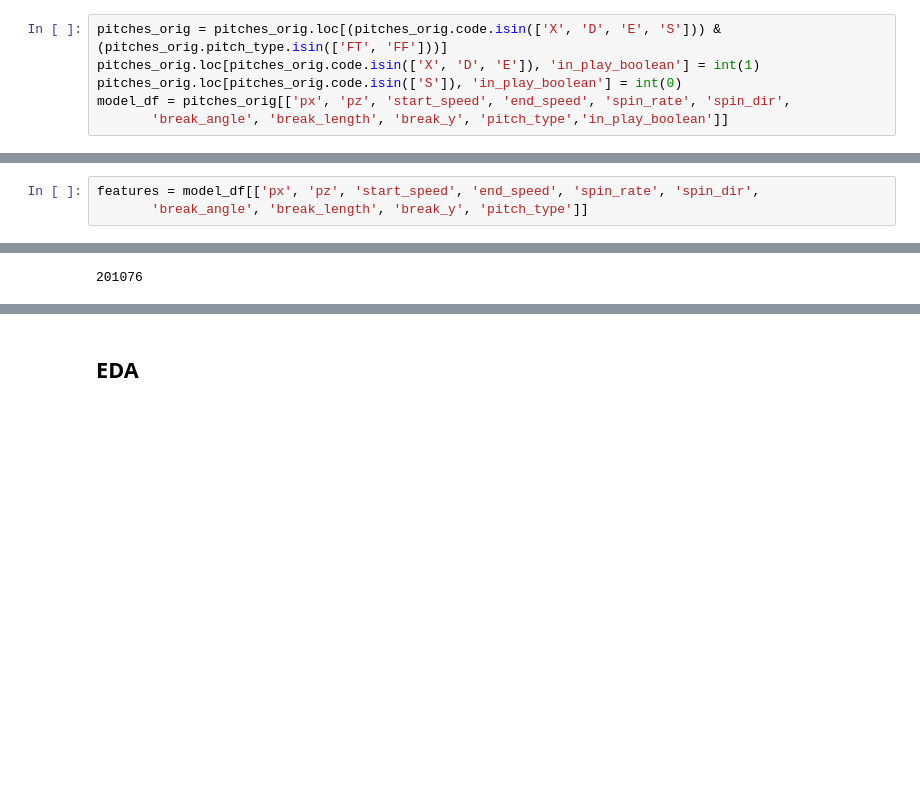
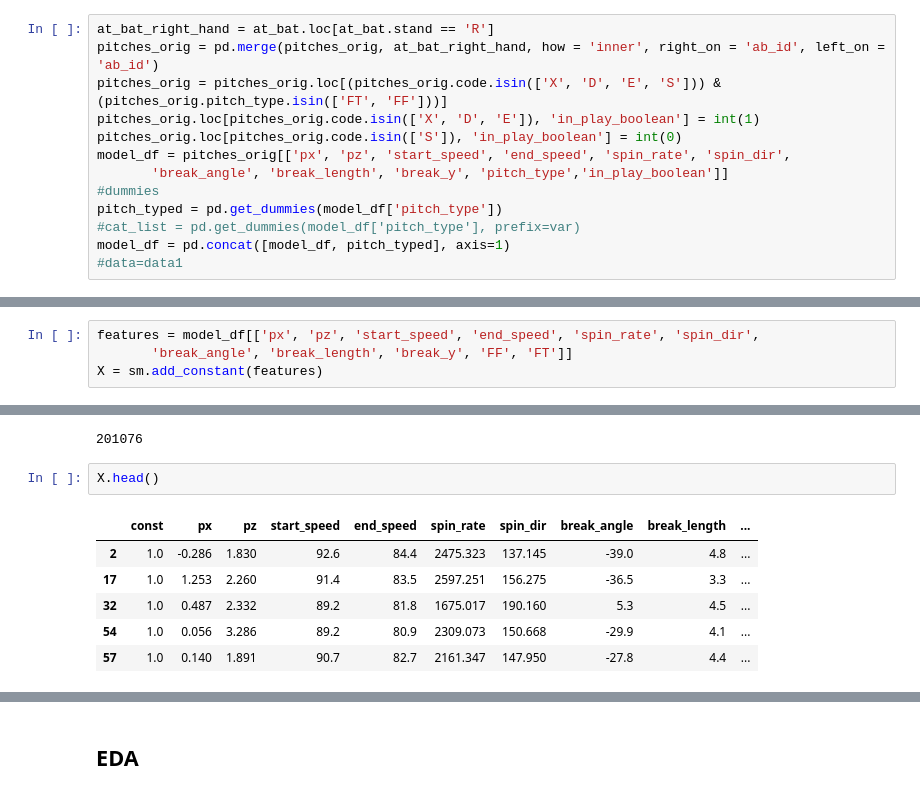
Before and after one commit to alan-flint/MLB-Regression, a Jupyter notebook: final_sandbox.ipynb, the cells around one changed output, grey strips where cells are left out. Saved outputs shown, nothing was run; the diff lists cells and outputs as text; blank space fills up the shorter version.

```diff
--- a/final_sandbox.ipynb
+++ b/final_sandbox.ipynb
@@ -73,9 +87,16 @@ pitches_orig = pd.merge(pitches_orig, at_bat_right_hand, how = 'inner', right_on
 # %%
+at_bat_right_hand = at_bat.loc[at_bat.stand == 'R']
+pitches_orig = pd.merge(pitches_orig, at_bat_right_hand, how = 'inner', right_on = 'ab_id', left_on = 'ab_id')
 pitches_orig = pitches_orig.loc[(pitches_orig.code.isin(['X', 'D', 'E', 'S'])) & (pitches_orig.pitch_type.isin(['FT', 'FF']))]
 pitches_orig.loc[pitches_orig.code.isin(['X', 'D', 'E']), 'in_play_boolean'] = int(1)
 pitches_orig.loc[pitches_orig.code.isin(['S']), 'in_play_boolean'] = int(0)
 model_df = pitches_orig[['px', 'pz', 'start_speed', 'end_speed', 'spin_rate', 'spin_dir',
        'break_angle', 'break_length', 'break_y', 'pitch_type','in_play_boolean']]
+#dummies
+pitch_typed = pd.get_dummies(model_df['pitch_type'])
+#cat_list = pd.get_dummies(model_df['pitch_type'], prefix=var)
+model_df = pd.concat([model_df, pitch_typed], axis=1)
+#data=data1
 # %%
 #dummies
 pitch_typed = pd.get_dummies(model_df['pitch_type'])
@@ -91,9 +113,19 @@ dtype: int64
 # %%
 features = model_df[['px', 'pz', 'start_speed', 'end_speed', 'spin_rate', 'spin_dir',
-       'break_angle', 'break_length', 'break_y', 'pitch_type']]
+       'break_angle', 'break_length', 'break_y', 'FF', 'FT']]
+X = sm.add_constant(features)
 # %%
 model_df.shape[0]
 # %% [output]
 201076
+# %%
+X.head()
+# %% [output]
+|  | const | px | pz | start_speed | end_speed | spin_rate | spin_dir | break_angle | break_length | ... |
+| 2 | 1.0 | -0.286 | 1.830 | 92.6 | 84.4 | 2475.323 | 137.145 | -39.0 | 4.8 | ... |
+| 17 | 1.0 | 1.253 | 2.260 | 91.4 | 83.5 | 2597.251 | 156.275 | -36.5 | 3.3 | ... |
+| 32 | 1.0 | 0.487 | 2.332 | 89.2 | 81.8 | 1675.017 | 190.160 | 5.3 | 4.5 | ... |
+| 54 | 1.0 | 0.056 | 3.286 | 89.2 | 80.9 | 2309.073 | 150.668 | -29.9 | 4.1 | ... |
+| 57 | 1.0 | 0.140 | 1.891 | 90.7 | 82.7 | 2161.347 | 147.950 | -27.8 | 4.4 | ... |
 # %%
 import statsmodels.api as sm
```
Also changed, not shown: parts of 9 cells of this notebook.
